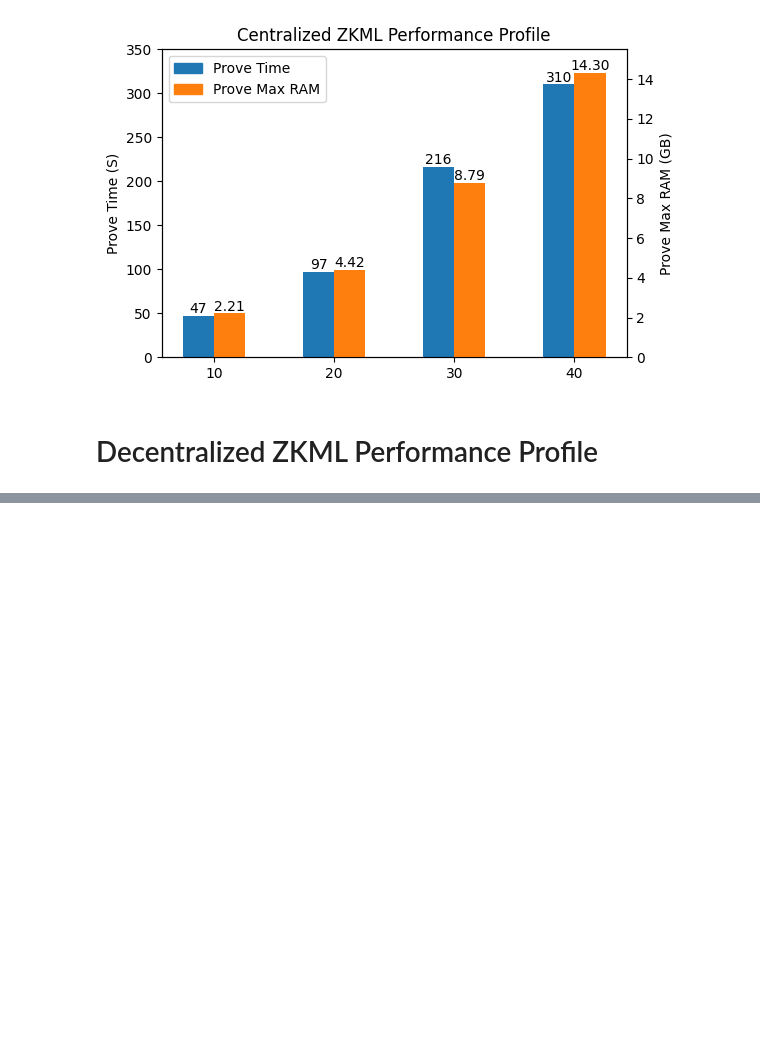
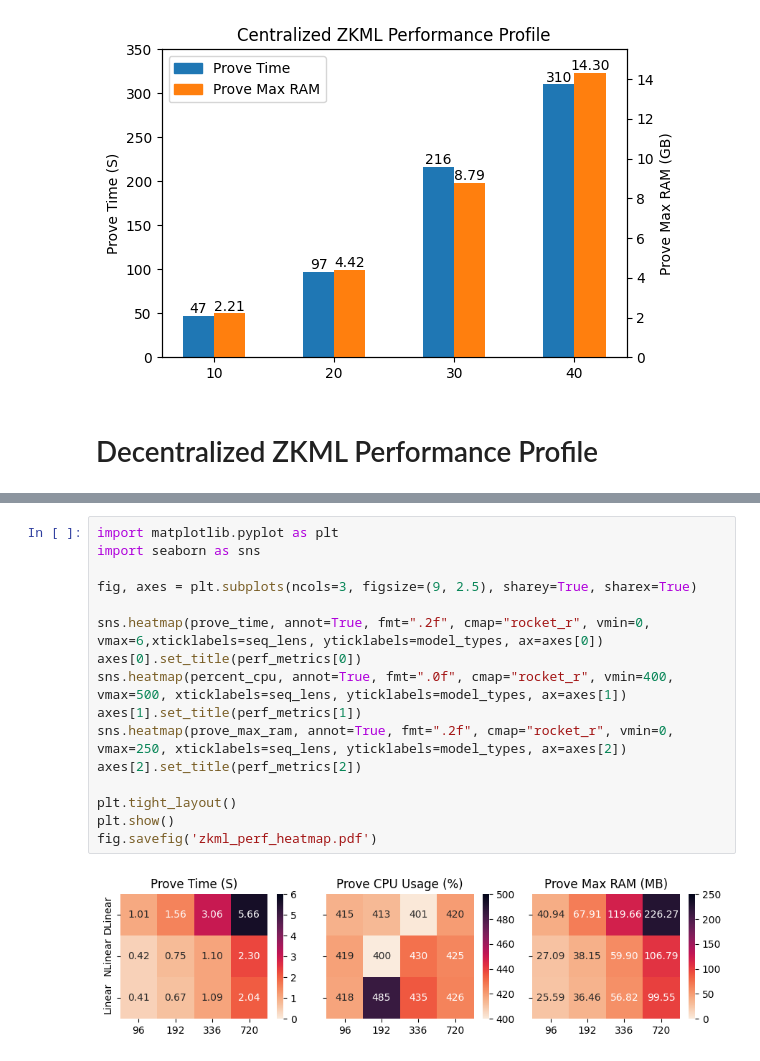
Before and after one commit to CaixiangFan/zkpet, a Jupyter notebook: src/plot.ipynb, the cells around one changed output, grey strips where cells are left out. Cells and saved outputs as stored; diff of their text form; blank space fills up the shorter version.

```diff
--- a/src/plot.ipynb
+++ b/src/plot.ipynb
@@ -410,0 +451,18 @@ fig.savefig('decentralized_perf.pdf')
+# %%
+import matplotlib.pyplot as plt
+import seaborn as sns
+
+fig, axes = plt.subplots(ncols=3, figsize=(9, 2.5), sharey=True, sharex=True)
+
+sns.heatmap(prove_time, annot=True, fmt=".2f", cmap="rocket_r", vmin=0, vmax=6,xticklabels=seq_lens, yticklabels=model_types, ax=axes[0])
+axes[0].set_title(perf_metrics[0])
+sns.heatmap(percent_cpu, annot=True, fmt=".0f", cmap="rocket_r", vmin=400, vmax=500, xticklabels=seq_lens, yticklabels=model_types, ax=axes[1])
+axes[1].set_title(perf_metrics[1])
+sns.heatmap(prove_max_ram, annot=True, fmt=".2f", cmap="rocket_r", vmin=0, vmax=250, xticklabels=seq_lens, yticklabels=model_types, ax=axes[2])
+axes[2].set_title(perf_metrics[2])
+
+plt.tight_layout()
+plt.show()
+fig.savefig('zkml_perf_heatmap.pdf')
+# %% [output]
+[figure, added]
```
Also changed, not shown: parts of 4 cells of this notebook, 2 other files.
